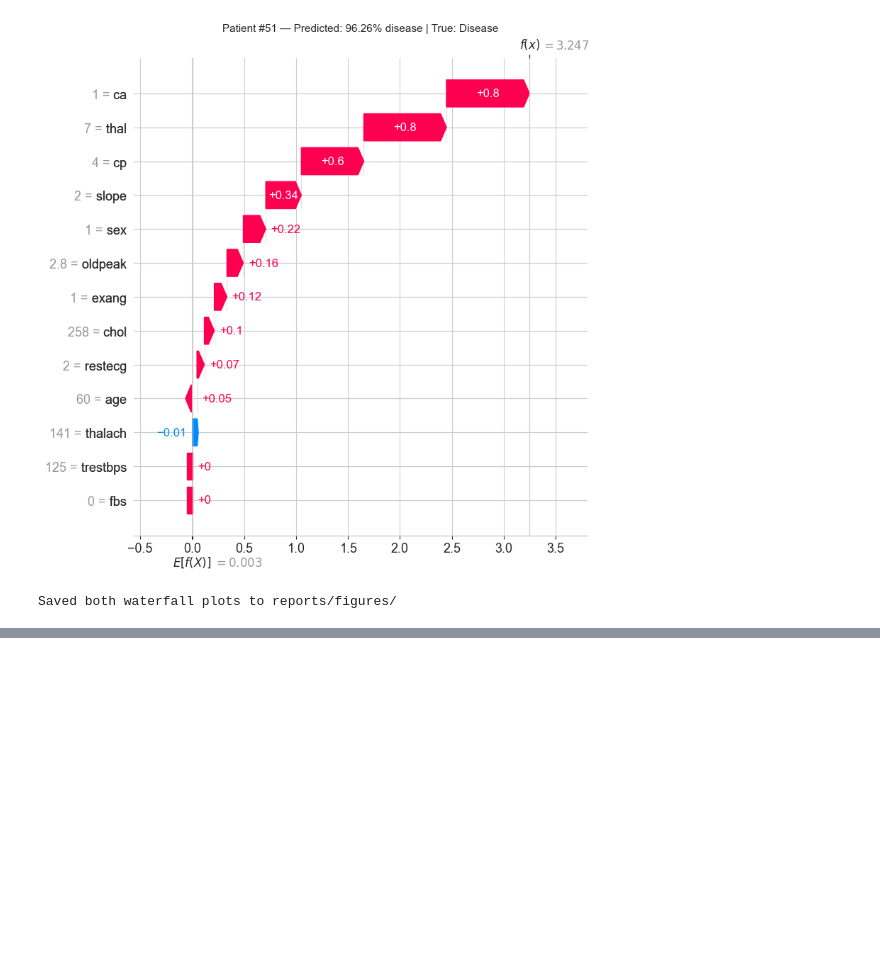
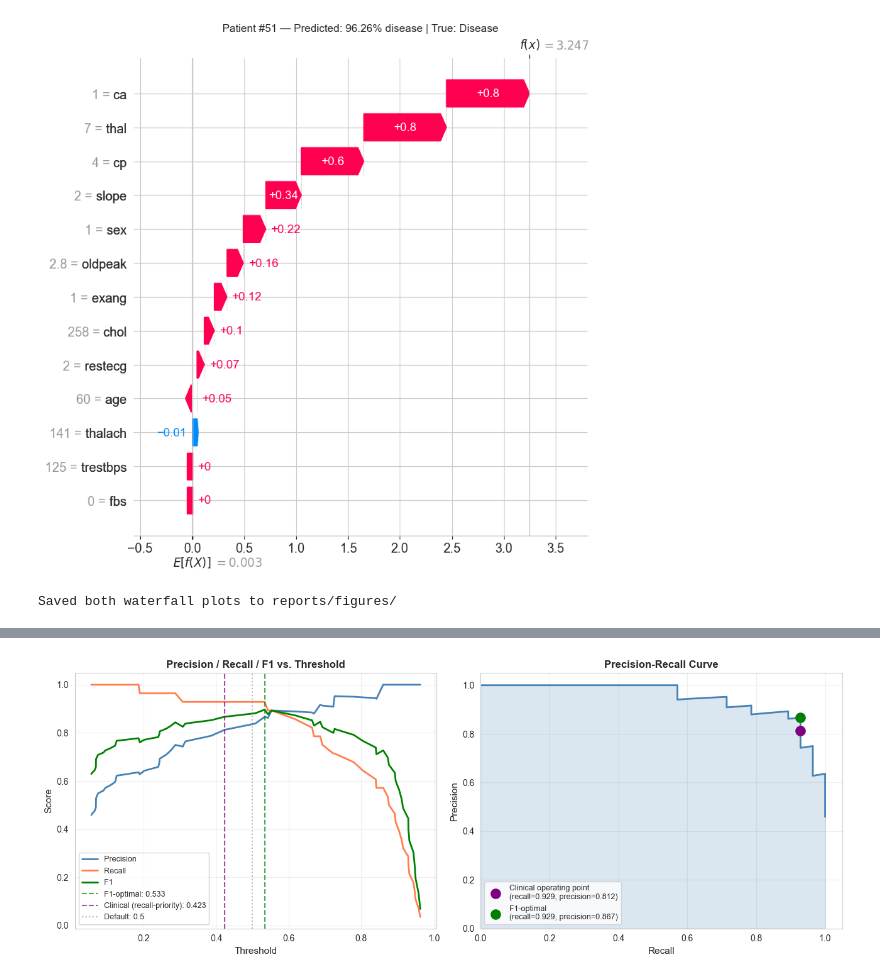
Before and after one commit to Shrikant-Sharma/patient-risk-stratification, a Jupyter notebook: notebooks/03_shap_calibration.ipynb, the cells around one changed output, grey strips where cells are left out. Drawn from its saved outputs; the diff is of its cells as text; code cells hidden in the pictures; blank space fills up the shorter version.

```diff
--- a/notebooks/03_shap_calibration.ipynb
+++ b/notebooks/03_shap_calibration.ipynb
@@ -220,0 +372,86 @@ Saved both waterfall plots to reports/figures/
+# %%
+# Cell 12 — Find optimal threshold for clinical use (corrected)
+from sklearn.metrics import precision_recall_curve
+
+precisions, recalls, thresholds = precision_recall_curve(y_test, y_test_proba)
+
+f1_scores = 2 * precisions * recalls / (precisions + recalls + 1e-10)
+f1_scores_truncated = f1_scores[:-1]
+best_idx = np.argmax(f1_scores_truncated)
+best_threshold = thresholds[best_idx]
+best_f1 = f1_scores_truncated[best_idx]
+
+# Clinical threshold (RECALL-PRIORITY): the LOWEST threshold where precision >= 0.80
+# precision_recall_curve returns arrays sorted from low-recall/high-precision to high-recall/low-precision.
+# We want the FIRST (smallest threshold) point where precision is acceptable — maximizes recall.
+acceptable_precision = 0.80
+clinical_indices = np.where(precisions[:-1] >= acceptable_precision)[0]
+
+if len(clinical_indices) > 0:
+    # Pick the index with the highest recall while precision is still >= 0.80
+    clinical_idx = clinical_indices[np.argmax(recalls[clinical_indices])]
+    clinical_threshold = thresholds[clinical_idx]
+    clinical_recall = recalls[clinical_idx]
+    clinical_precision = precisions[clinical_idx]
+else:
+    clinical_idx = best_idx
+    clinical_threshold = best_threshold
+    clinical_recall = recalls[best_idx]
+    clinical_precision = precisions[best_idx]
+
+# Default threshold metrics (find closest to 0.5)
+default_idx = np.argmin(np.abs(thresholds - 0.5))
+default_precision = precisions[default_idx]
+default_recall = recalls[default_idx]
+
+print("=" * 60)
+print("THRESHOLD ANALYSIS (corrected)")
+print("=" * 60)
+print(f"\nDefault threshold (0.5):")
+print(f"  Precision: {default_precision:.4f}")
+print(f"  Recall:    {default_recall:.4f}")
+
+print(f"\nF1-optimal threshold ({best_threshold:.4f}):")
+print(f"  Precision: {precisions[best_idx]:.4f}")
+print(f"  Recall:    {recalls[best_idx]:.4f}")
+print(f"  F1:        {best_f1:.4f}")
+
+print(f"\nClinical threshold (max recall with precision >= 0.80): {clinical_threshold:.4f}")
+print(f"  Precision: {clinical_precision:.4f}")
+print(f"  Recall:    {clinical_recall:.4f}")
+
+# Visualize
+plt.figure(figsize=(13, 5))
+
+plt.subplot(1, 2, 1)
+plt.plot(thresholds, precisions[:-1], label='Precision', color='steelblue', linewidth=2)
+plt.plot(thresholds, recalls[:-1], label='Recall', color='coral', linewidth=2)
+plt.plot(thresholds, f1_scores_truncated, label='F1', color='green', linewidth=2)
+plt.axvline(best_threshold, color='green', linestyle='--', alpha=0.7, label=f'F1-optimal: {best_threshold:.3f}')
+plt.axvline(clinical_threshold, color='purple', linestyle='--', alpha=0.7, label=f'Clinical (recall-priority): {clinical_threshold:.3f}')
+plt.axvline(0.5, color='gray', linestyle=':', alpha=0.6, label='Default: 0.5')
+plt.xlabel('Threshold', fontsize=11)
+plt.ylabel('Score', fontsize=11)
+plt.title('Precision / Recall / F1 vs. Threshold', fontsize=12, fontweight='bold')
+plt.legend(loc='lower left', fontsize=9)
+plt.grid(True, alpha=0.3)
+
+plt.subplot(1, 2, 2)
+plt.plot(recalls, precisions, color='steelblue', linewidth=2)
+plt.fill_between(recalls, precisions, alpha=0.2, color='steelblue')
+plt.scatter([clinical_recall], [clinical_precision], color='purple', s=120, zorder=5,
+            label=f'Clinical operating point\n(recall={clinical_recall:.3f}, precision={clinical_precision:.3f})')
+plt.scatter([recalls[best_idx]], [precisions[best_idx]], color='green', s=120, zorder=5,
+            label=f'F1-optimal\n(recall={recalls[best_idx]:.3f}, precision={precisions[best_idx]:.3f})')
+plt.xlabel('Recall', fontsize=11)
+plt.ylabel('Precision', fontsize=11)
+plt.title('Precision-Recall Curve', fontsize=12, fontweight='bold')
+plt.legend(loc='lower left', fontsize=9)
+plt.grid(True, alpha=0.3)
+plt.xlim([0, 1.05])
+plt.ylim([0, 1.05])
+
+plt.tight_layout()
+plt.savefig('../reports/figures/threshold_analysis.png', dpi=120, bbox_inches='tight')
+plt.show()
+# %% [output]
@@ -220,0 +474 @@ Saved both waterfall plots to reports/figures/
+[figure, added]
```
Also changed, not shown: parts of 7 cells of this notebook, 4 other files.
